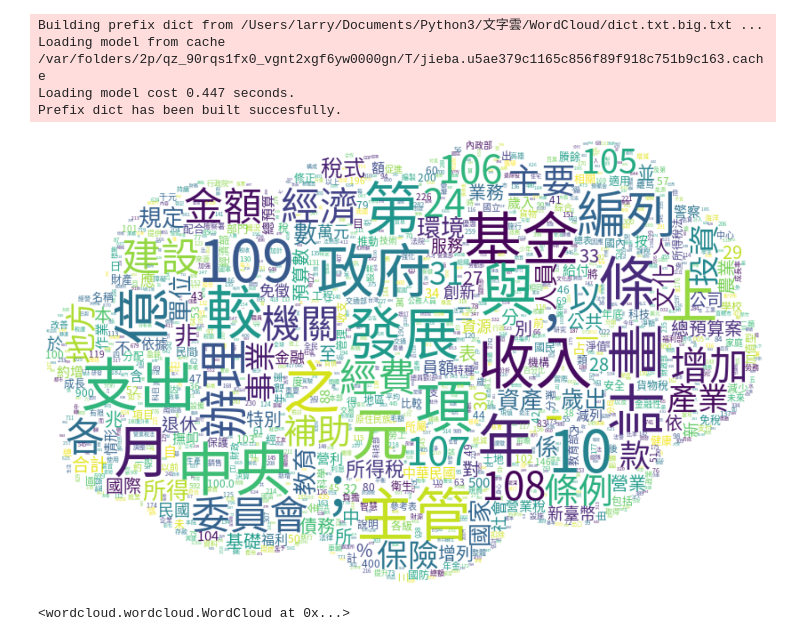
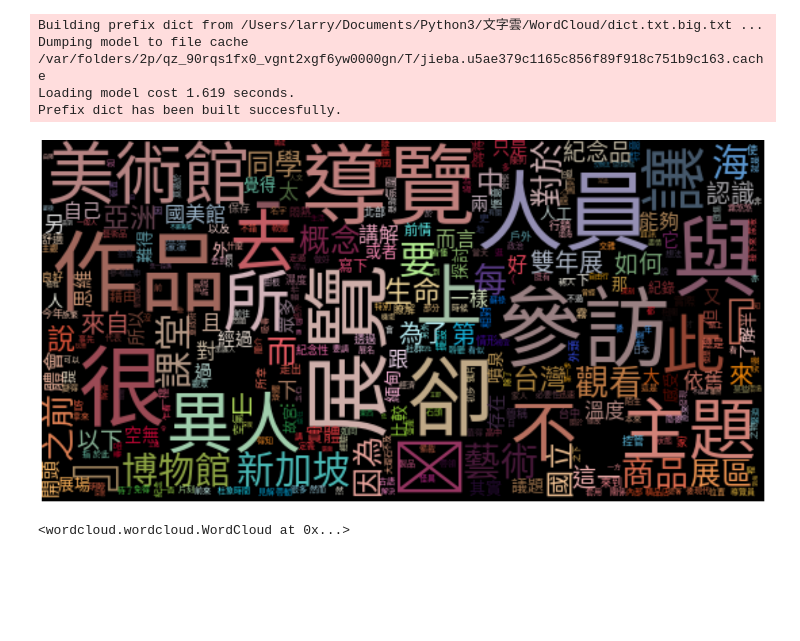
Before and after one commit to wastu01/WordCloud, a Jupyter notebook: index.ipynb, the cells around one changed output. Drawn from its saved outputs; the diff is of its cells as text; code cells hidden in the pictures; blank space fills up the shorter version.

```diff
--- a/index.ipynb
+++ b/index.ipynb
@@ -15,7 +15,7 @@ from scipy.ndimage import gaussian_gradient_magnitude
 
 
 
-text = open ('txt/109GovALLbgt.txt',"r",encoding="utf-8").read()
+text = open ('txt/ARTicle.txt',"r",encoding="utf-8").read()
 
 jieba.set_dictionary('dict.txt.big.txt')
 with open('stopword.txt','r',encoding="utf-8") as f:
@@ -36,8 +36,8 @@ font = 'SourceHanSansTW-Regular.otf'
 
 
 
-icon = "cloud"
-icon_path = "%s.jpg" % icon
+icon = "color"
+icon_path = "%s.png" % icon
 
 
 mask_color = np.array(Image.open(icon_path))
@@ -46,8 +46,8 @@ mask_image = mask_color.copy()
 mask_image[mask_image.sum(axis=2) == 0] = 255
 
 
-# edges = np.mean([gaussian_gradient_magnitude(mask_color[:, :, i]/255., 2) for i in range(3)], axis=0)
-# mask_image[edges > .08] = 255
+edges = np.mean([gaussian_gradient_magnitude(mask_color[:, :, i]/255., 2) for i in range(3)], axis=0)
+mask_image[edges > .08] = 255
 
 
 
@@ -62,41 +62,41 @@ mask_image[mask_image.sum(axis=2) == 0] = 255
 
 
 
-wordcloud = WordCloud( background_color='white',
+wordcloud = WordCloud(
                       max_words=2000,
                       mask = mask_color,
                       font_path= font,
                       max_font_size=65,
                       margin=1,
                       relative_scaling=0)
 
 
 
 
 
 wordcloud.generate_from_frequencies(frequencies = dicition )
 
 
-# image_colors = ImageColorGenerator(mask_color)
-# wordcloud.recolor(color_func=image_colors)
+image_colors = ImageColorGenerator(mask_color)
+wordcloud.recolor(color_func=image_colors)
 
 
 
 
 
 plt.figure(figsize=(25,25),facecolor='w')
 plt.imshow(wordcloud, interpolation="bilinear")
 plt.axis("off")
 plt.show()
 
 # print(text)
 
 # plt.savefig("Wordcloud.png")
 wordcloud.to_file("img/01.png")
 # %% [output]
 Building prefix dict from /Users/larry/Documents/Python3/文字雲/WordCloud/dict.txt.big.txt ...
-Loading model from cache /var/folders/2p/qz_90rqs1fx0_vgnt2xgf6yw0000gn/T/jieba.u5ae379c1165c856f89f918c751b9c163.cache
-Loading model cost 0.447 seconds.
+Dumping model to file cache /var/folders/2p/qz_90rqs1fx0_vgnt2xgf6yw0000gn/T/jieba.u5ae379c1165c856f89f918c751b9c163.cache
+Loading model cost 1.619 seconds.
 Prefix dict has been built succesfully.
-[figure, old version]
+[figure, new version]
 <wordcloud.wordcloud.WordCloud at 0x...>
```
Also changed, not shown: 4 other files.
